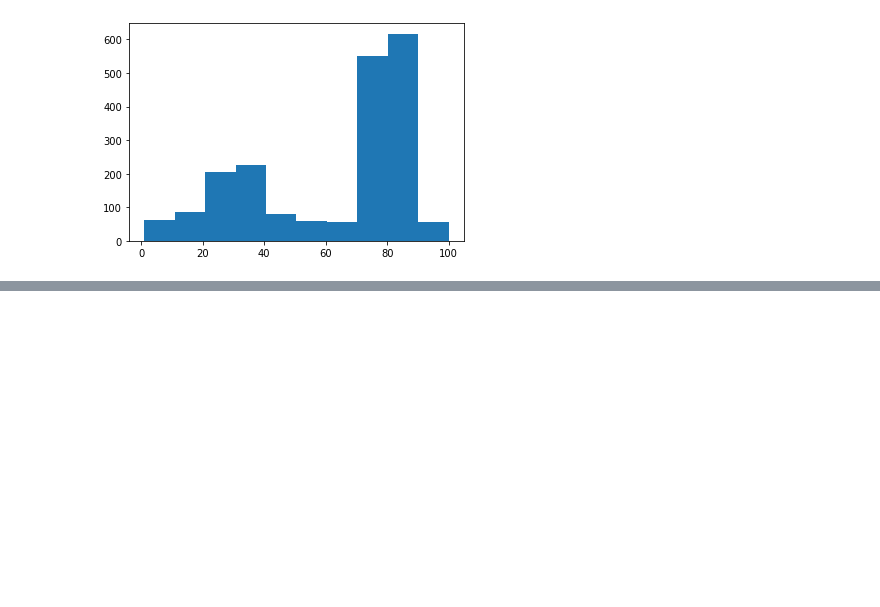
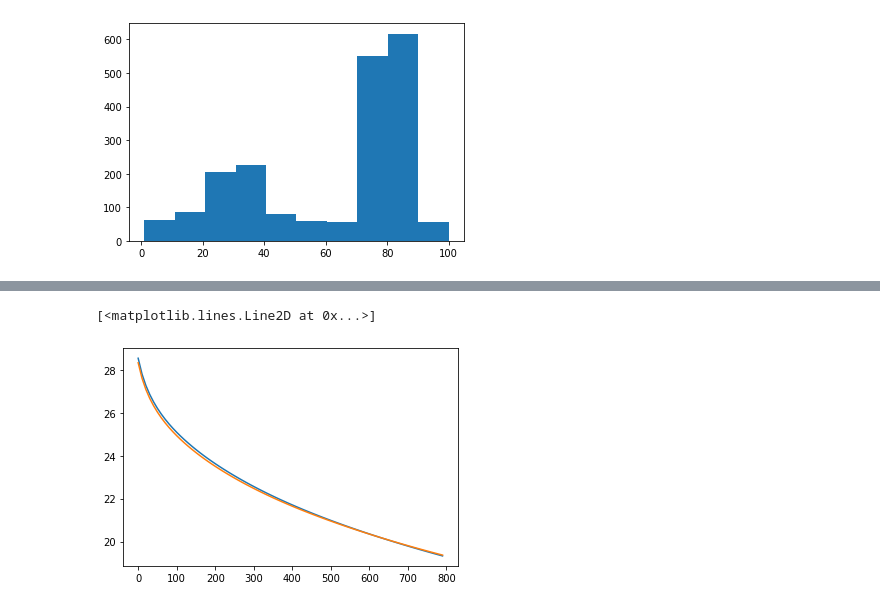
Before and after one commit to interactivetech/cs330-meta-learning, a Jupyter notebook: hw1/HW1_Autoregressive_models.ipynb, the cells around one changed output, grey strips where cells are left out. Cells and saved outputs as stored; diff of their text form; code cells hidden in the pictures; blank space fills up the shorter version.

```diff
--- a/hw1/HW1_Autoregressive_models.ipynb
+++ b/hw1/HW1_Autoregressive_models.ipynb
@@ -61,6 +62,6 @@ class Solver():
         return loss_trn, loss_val
 # %%
-solver = Solver()
+solver = Solver1()
 loss_trn, loss_val = solver.train(data_trn, data_val)
 # %%
 epochs = list(range(0, solver.num_epochs, solver.log_every_epoch))
@@ -101,0 +102,6 @@ distribution = np.load('./distribution.npy')
+# %%
+data_all = np.random.choice(range(200*200), size=100000, replace=True, p=distribution.flatten())
+# %%
+data_all = [(x//200, x%200) for x in data_all]
+data_trn = data_all[:8000]
+data_val = data_all[8000:]
@@ -101,0 +190,3 @@ distribution = np.load('./distribution.npy')
+# %%
+mlp = MLP()
+loss_trn, loss_val = mlp.train(data_trn, data_val)
@@ -101,0 +211,7 @@ distribution = np.load('./distribution.npy')
+# %%
+epochs = list(range(0, mlp.num_epochs, mlp.log_every_epoch))
+plt.plot(epochs, loss_trn)
+plt.plot(epochs, loss_val)
+# %% [output]
+[<matplotlib.lines.Line2D at 0x...>]
+[figure, added]
```
Also changed, not shown: parts of 13 cells of this notebook.
